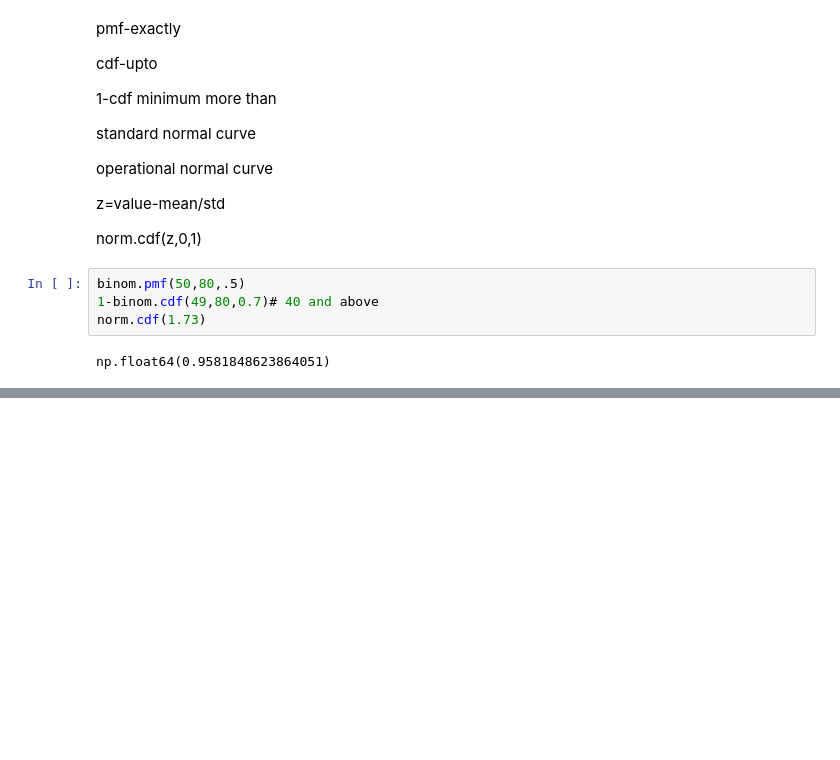
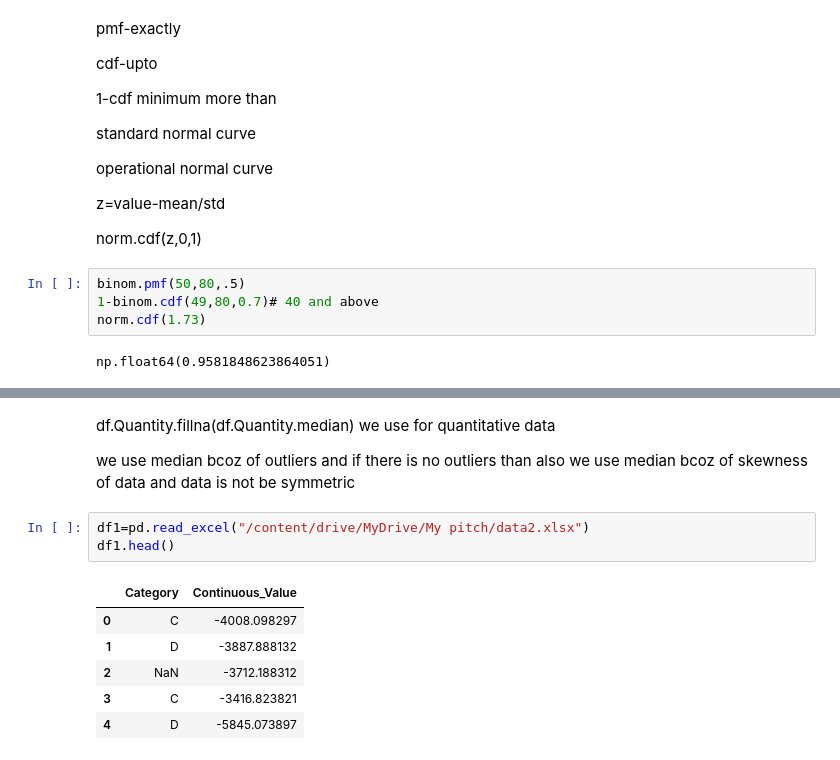
Before and after one commit to chaitanysaraswat/Advanced-Analytics-Using-Statistics, a Jupyter notebook: lecture7.ipynb, the cells around one changed output, grey strips where cells are left out. Cells and saved outputs as stored; diff of their text form; blank space fills up the shorter version.

```diff
--- a/lecture7.ipynb
+++ b/lecture7.ipynb
@@ -35,0 +152,15 @@ students t distribution:
+# %% [markdown]
+df.Quantity.fillna(df.Quantity.median) we use for quantitative data
+
+we use  median bcoz of outliers and if there is no outliers than also we use
+median bcoz of skewness of data and data is not be symmetric
+# %%
+df1=pd.read_excel("/content/drive/MyDrive/My pitch/data2.xlsx")
+df1.head()
+# %% [output]
+|  | Category | Continuous_Value |
+| 0 | C | -4008.098297 |
+| 1 | D | -3887.888132 |
+| 2 | NaN | -3712.188312 |
+| 3 | C | -3416.823821 |
+| 4 | D | -5845.073897 |
```
Also changed, not shown: parts of 24 cells of this notebook.
